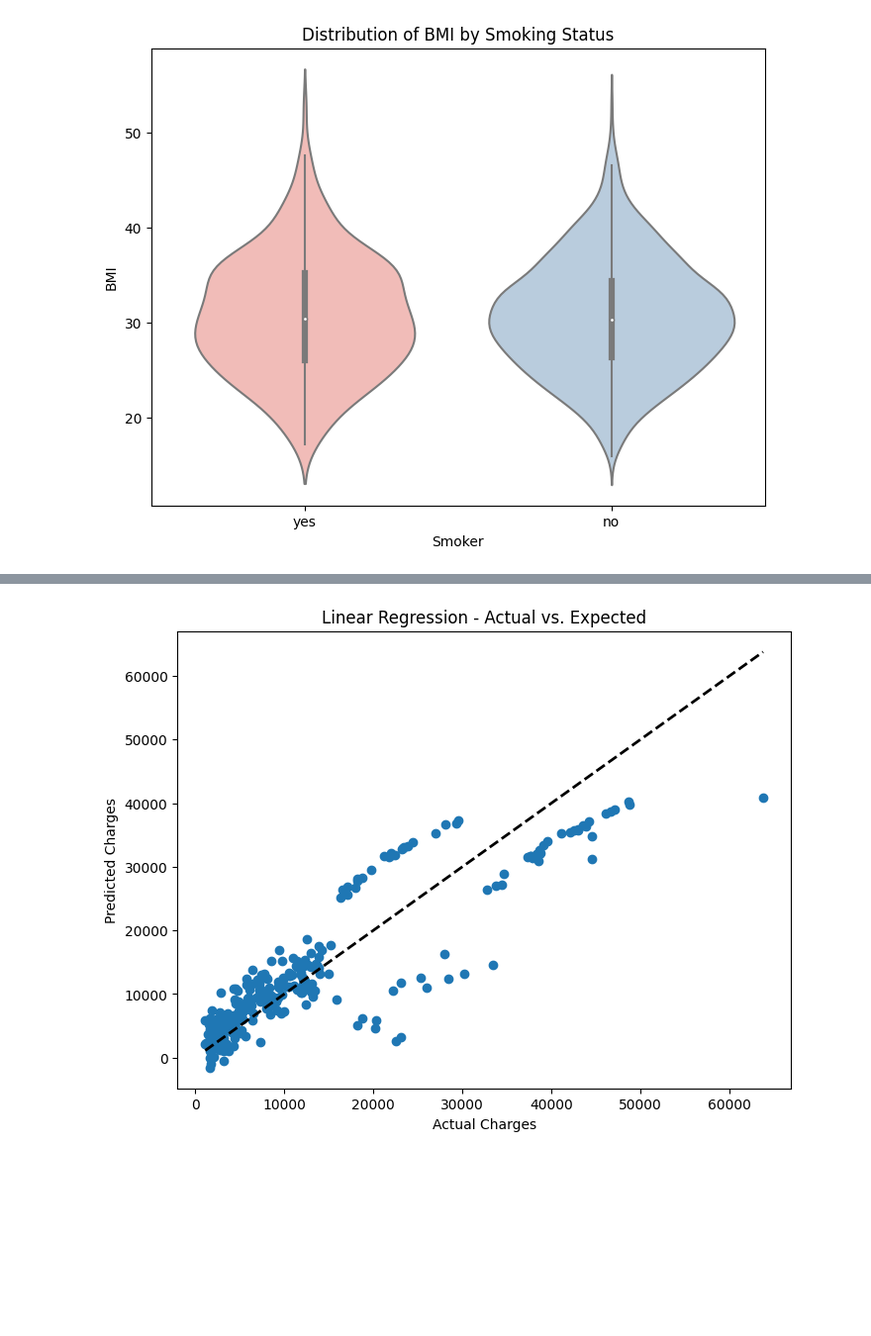
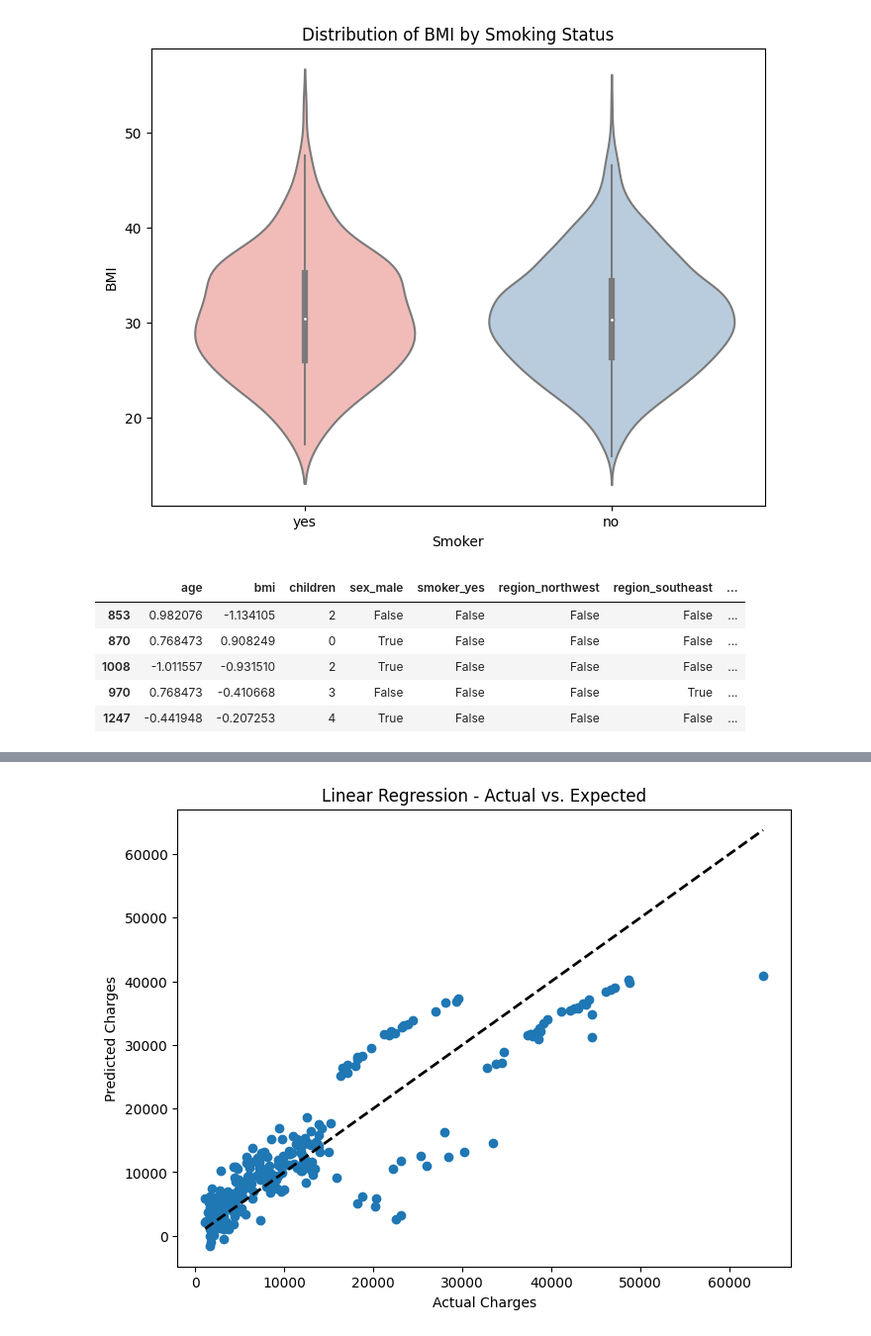
Before and after one commit to MasixoleBOYA/Health-Analytics, a Jupyter notebook: Lab1/Linear_Regression_Lab1.ipynb, the cells around one changed output, grey strips where cells are left out. Shown at 99% size. Saved outputs shown, nothing was run; the diff lists cells and outputs as text; code cells hidden in the pictures; blank space fills up the shorter version.

```diff
--- a/Lab1/Linear_Regression_Lab1.ipynb
+++ b/Lab1/Linear_Regression_Lab1.ipynb
@@ -162,3 +184,12 @@ FileNotFoundError: [Errno 2] No such file or directory: '/content/insurance.csv'
 # %%
     # Preprocess the data
     X_train, X_test, y_train, y_test = preprocess_data(df)
+# %%
+X_train.sample(5)
+# %% [output]
+|  | age | bmi | children | sex_male | smoker_yes | region_northwest | region_southeast | ... |
+| 853 | 0.982076 | -1.134105 | 2 | False | False | False | False | ... |
+| 870 | 0.768473 | 0.908249 | 0 | True | False | False | False | ... |
+| 1008 | -1.011557 | -0.931510 | 2 | True | False | False | False | ... |
+| 970 | 0.768473 | -0.410668 | 3 | False | False | False | True | ... |
+| 1247 | -0.441948 | -0.207253 | 4 | True | False | False | False | ... |
```
Also changed, not shown: parts of 7 cells of this notebook.
